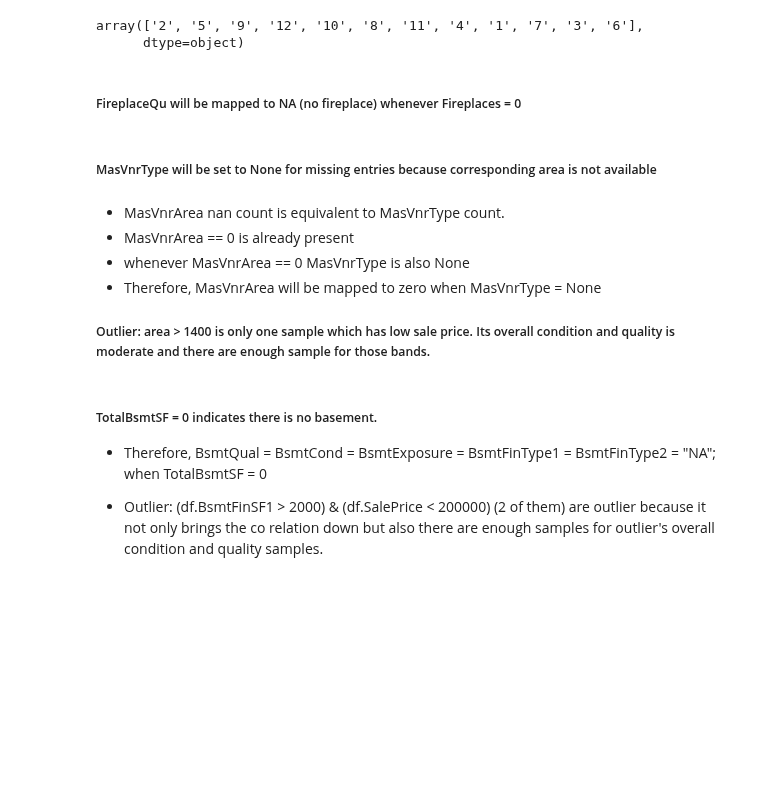
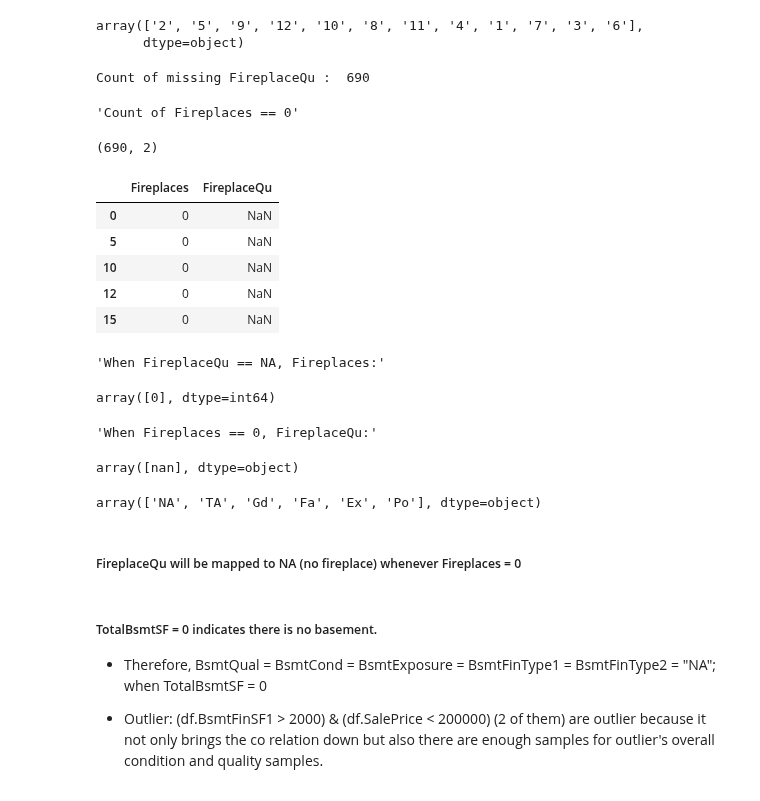
Before and after one commit to PadmarajBhat/Kaggle-Dataset-Exploration, a Jupyter notebook: House Prices- Advanced Regression Techniques/Data Wrangling/House Prices - ART(Wrangling).ipynb, the cells around one changed output. Drawn from its saved outputs; the diff is of its cells as text; code cells hidden in the pictures; blank space fills up the shorter version.

```diff
--- a/House Prices- Advanced Regression Techniques/Data Wrangling/House Prices - ART(Wrangling).ipynb
+++ b/House Prices- Advanced Regression Techniques/Data Wrangling/House Prices - ART(Wrangling).ipynb
@@ -1229,14 +1241,39 @@ array(['nan', 'TA', 'Gd', 'Fa', 'Ex', 'Po'], dtype=object)
 'MoSold'
 array(['2', '5', '9', '12', '10', '8', '11', '4', '1', '7', '3', '6'],
       dtype=object)
-# %%
-def FireplaceWrangling():
-    df = pd.read_csv('train.csv')
-    print("Count of missing FireplaceQu : ",df[df.FireplaceQu.isna()].shape)
-    display.display(df[['Fireplaces', 'FireplaceQu']][df.FireplaceQu.isna()].head())
-    display.display(df[['Fireplaces', 'FireplaceQu']][df.FireplaceQu.isna()].shape)
-FireplaceWrangling()
+# %%
+def FireplaceWrangling(df_temp):
+    df = pd.read_csv('train.csv')
+    print("Count of missing FireplaceQu : ",df[df.FireplaceQu.isna()].shape[0])
+    dd("Count of Fireplaces == 0",df[['Fireplaces', 'FireplaceQu']][df.Fireplaces == 0].shape)
+    dd(df[['Fireplaces', 'FireplaceQu']][df.FireplaceQu.isna()].head())
+    dd("When FireplaceQu == NA, Fireplaces:", df[['Fireplaces', 'FireplaceQu']][df.FireplaceQu.isna()]['Fireplaces'].unique())
+    dd("When Fireplaces == 0, FireplaceQu:",df[['Fireplaces', 'FireplaceQu']][df.Fireplaces == 0]['FireplaceQu'].unique())
+
+    #now we have NA as nan in our wrangled dataset; ideally this should not be problem but let us be consistent.
+    df = df_temp.copy()
+
+    df['FireplaceQu'] = df.apply(lambda x: "NA" if x['Fireplaces'] == 0 else x['FireplaceQu'], axis=1 )
+
+    dd(df.FireplaceQu.unique())
+
+    return df
+
+df_fire = FireplaceWrangling(df_garage_final.copy())
+# %% [output]
+Count of missing FireplaceQu :  690
+'Count of Fireplaces == 0'
+(690, 2)
+|  | Fireplaces | FireplaceQu |
+| 0 | 0 | NaN |
+| 5 | 0 | NaN |
+| 10 | 0 | NaN |
+| 12 | 0 | NaN |
+| 15 | 0 | NaN |
+'When FireplaceQu == NA, Fireplaces:'
+array([0], dtype=int64)
+'When Fireplaces == 0, FireplaceQu:'
+array([nan], dtype=object)
+array(['NA', 'TA', 'Gd', 'Fa', 'Ex', 'Po'], dtype=object)
 # %% [markdown]
 ##### FireplaceQu will be mapped to NA (no fireplace) whenever Fireplaces = 0
-# %% [markdown]
-##### MasVnrType will be set to None for missing entries because corresponding area is not available
@@ -1262,7 +1279,0 @@ MasVnrAreaWrangling()
-# %% [markdown]
-* MasVnrArea nan count is equivalent to MasVnrType count.
-* MasVnrArea == 0 is already present
-* whenever MasVnrArea == 0 MasVnrType is also None
-* Therefore, MasVnrArea will be mapped to zero when MasVnrType = None
-
-##### Outlier: area > 1400 is only one sample which has low sale price. Its overall condition and quality is moderate and there are enough sample for those bands.
```
Also changed, not shown: parts of 43 cells of this notebook.
